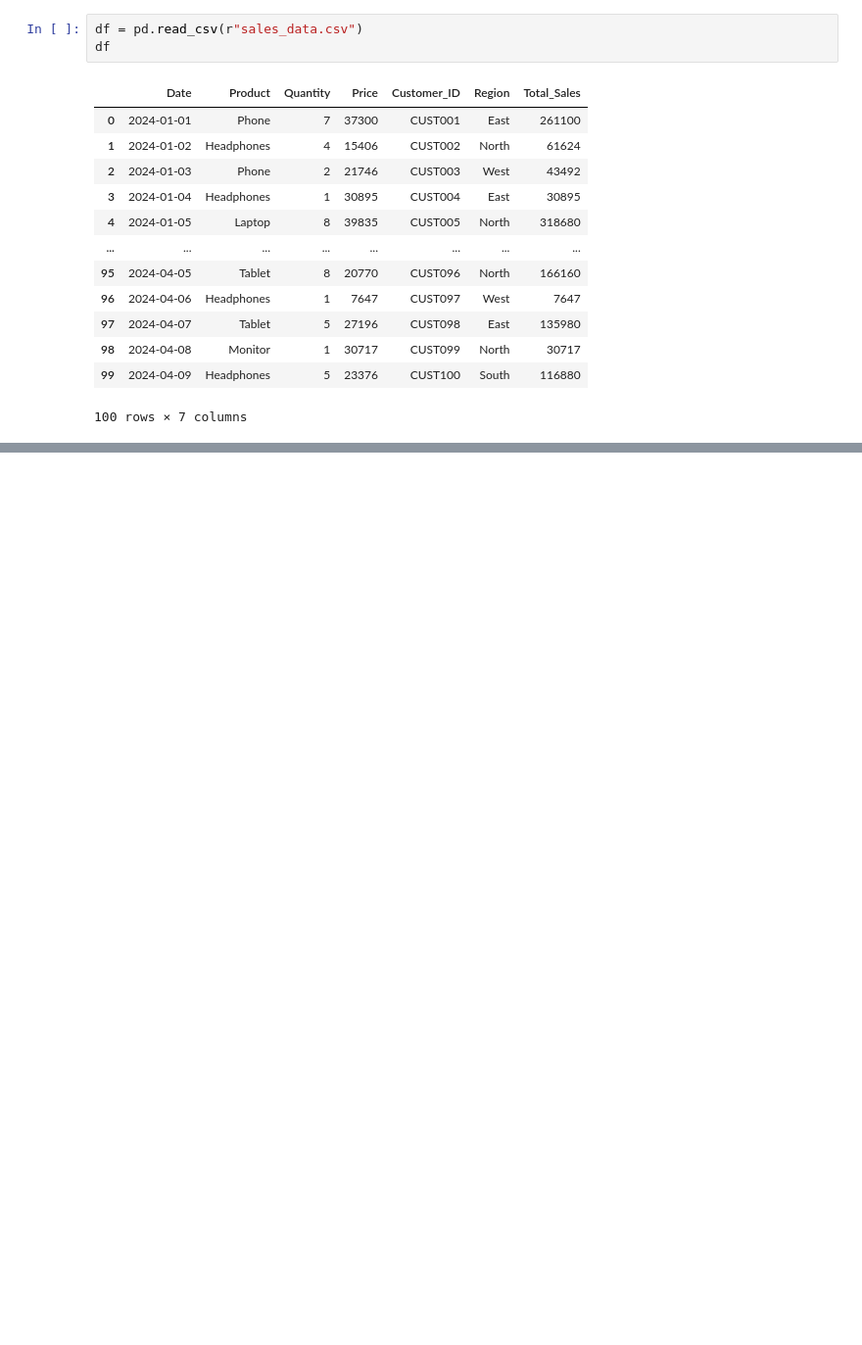
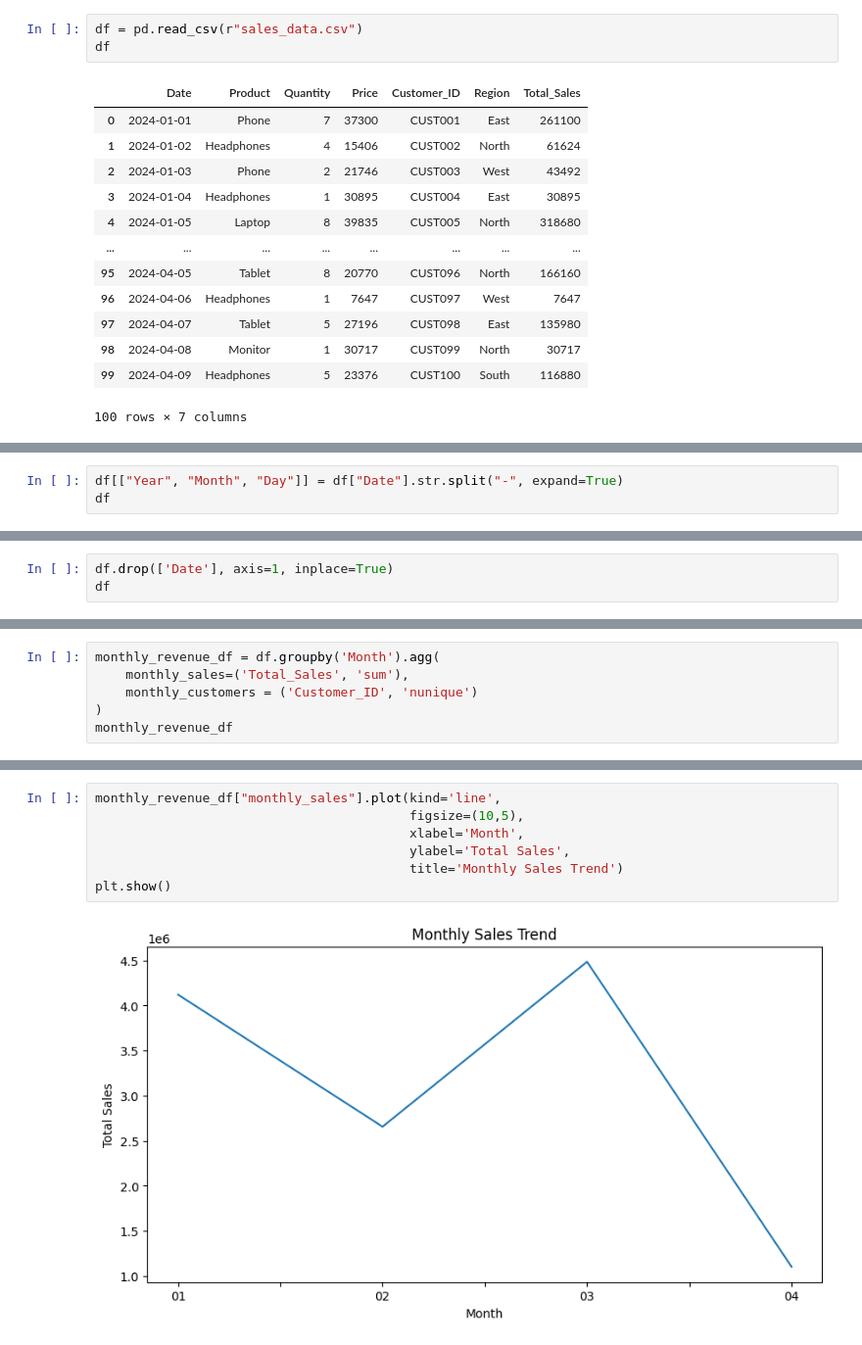
Before and after one commit to RookieCoder12/DevArena-Week-3, a Jupyter notebook: sales_analysis.ipynb, the cells around one changed output, grey strips where cells are left out. Shown at 98% size. Saved outputs shown, nothing was run; the diff lists cells and outputs as text; blank space fills up the shorter version.

```diff
--- a/sales_analysis.ipynb
+++ b/sales_analysis.ipynb
@@ -19,0 +70,3 @@ df
+# %%
+df[["Year", "Month", "Day"]] = df["Date"].str.split("-", expand=True)
+df
@@ -19,0 +87,3 @@ df
+# %%
+df.drop(['Date'], axis=1, inplace=True)
+df
@@ -19,0 +104,6 @@ df
+# %%
+monthly_revenue_df = df.groupby('Month').agg(
+    monthly_sales=('Total_Sales', 'sum'),
+    monthly_customers = ('Customer_ID', 'nunique')
+)
+monthly_revenue_df
@@ -19,0 +117,9 @@ df
+# %%
+monthly_revenue_df["monthly_sales"].plot(kind='line',
+                                         figsize=(10,5),
+                                         xlabel='Month',
+                                         ylabel='Total Sales',
+                                         title='Monthly Sales Trend')
+plt.show()
+# %% [output]
+[figure, added]
```
Also changed, not shown: parts of 11 cells of this notebook, 2 other files.
